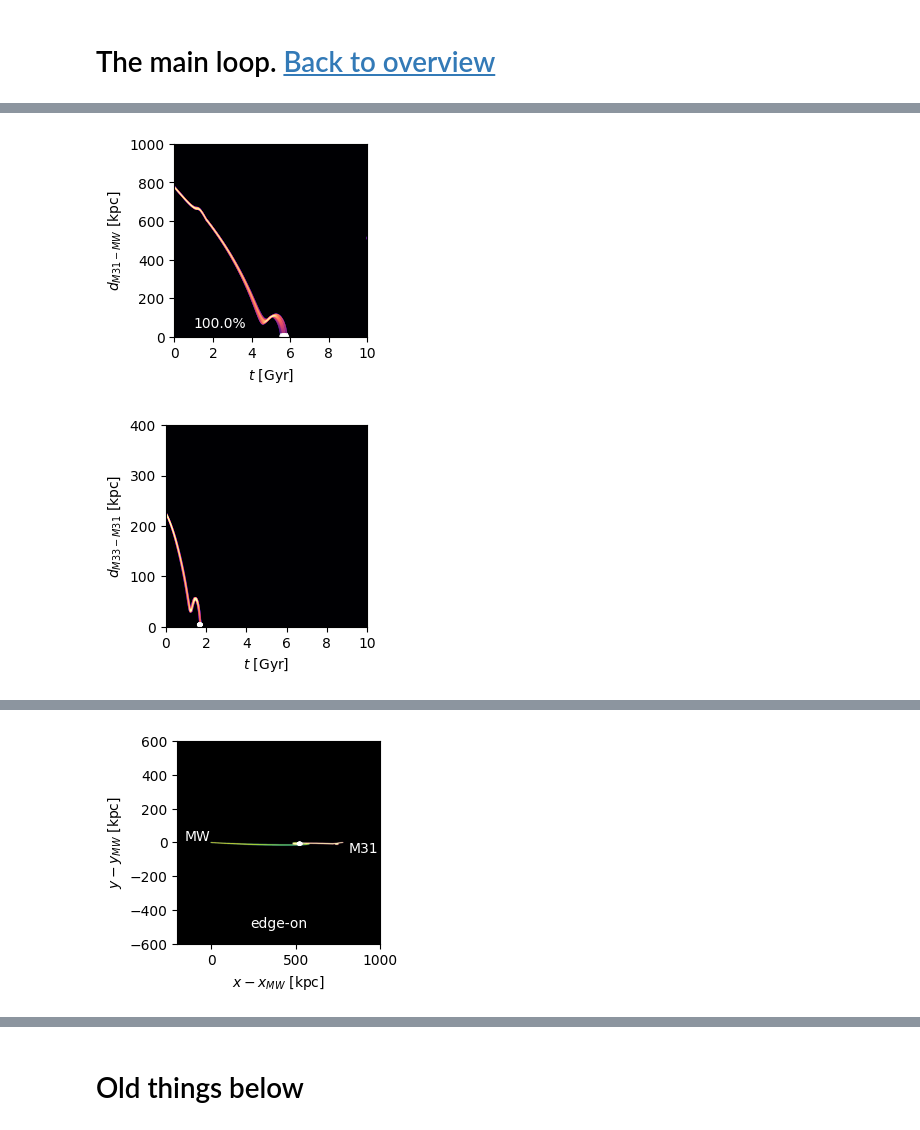
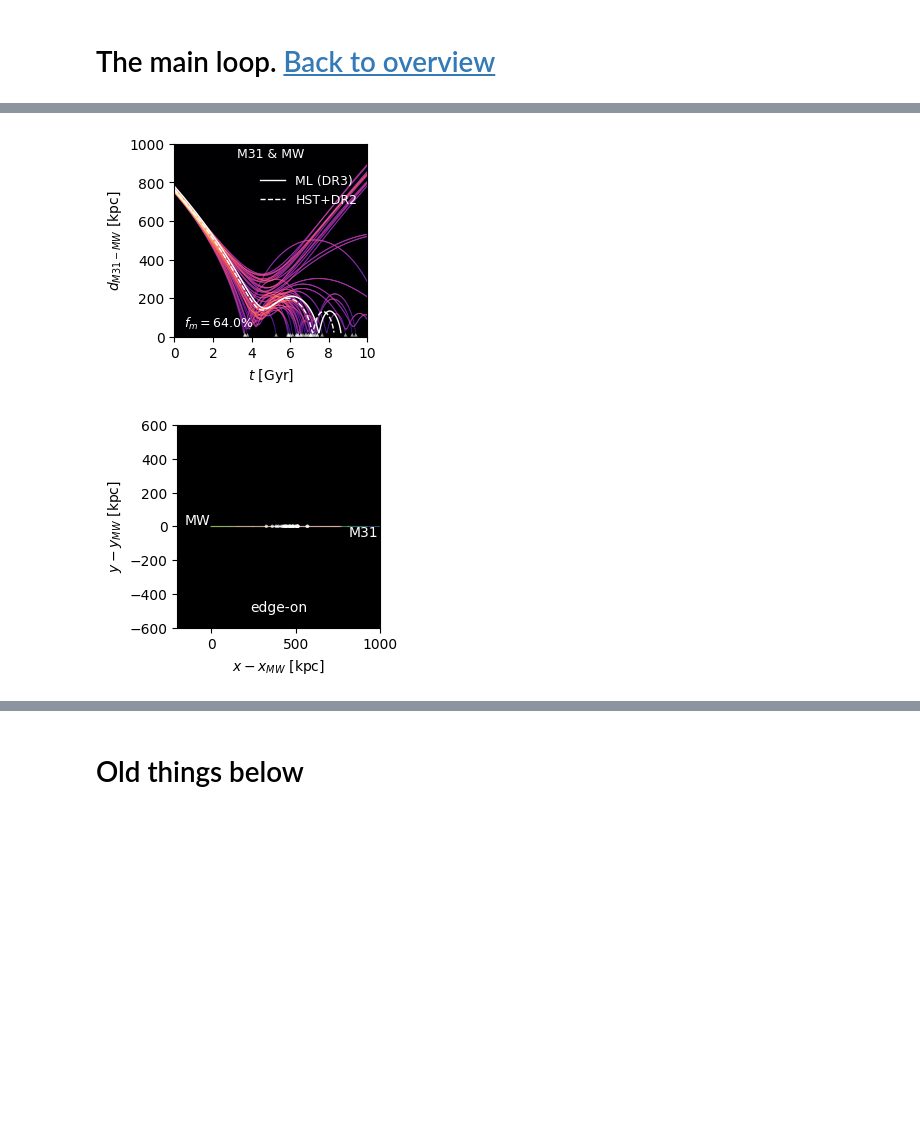
Before and after one commit to TillSawala/MW-M31, a Jupyter notebook: galaxies.ipynb, the cells around one changed output, grey strips where cells are left out. Saved outputs shown, nothing was run; the diff lists cells and outputs as text; code cells hidden in the pictures; blank space fills up the shorter version.

Commit message:
Add files via upload
Added 2d statistics, also updated M31 distance and galactocentric reference frame.

```diff
--- a/galaxies.ipynb
+++ b/galaxies.ipynb
@@ -1137,7 +1226,7 @@ def compute_and_save():
                     parameters = DefineParameters(variant, galaxies)
 
     # create the ICs
-                    ICs = CreateICs(galaxies, parameters, clip_sigma)
+                    ICs = CreateICs(galaxies, parameters, clip_sigma, N_s, suffix)
 
     # Integrate the orbit
                     orbits, vels, existence = IntegrateOrbits(ICs, dynamical_friction)
@@ -1195,15 +1297,27 @@ def read_orbit_data(galaxies, variant, dynamical_friction, clip_sigma, N_s):
 
 def read_summary_data(galaxies, variant, dynamical_friction, clip_sigma, N_s):
     """
-    Read the saved orbit data back
+    Read the saved summary data back
     """
 
     suffix = print_suffix(galaxies, variant, dynamical_friction, clip_sigma, N_s)
 
     print ("reading ", orbits_dir+'/summary_file'+suffix+'.npz')
-    data = np.load(orbits_dir+'/summary_file'+suffix+'.npz')
+    data = np.load(orbits_dir+'/summary_file'+suffix+'.npz', allow_pickle=True)
 
     return data
+
+def read_observables_data(galaxies, variant, dynamical_friction, clip_sigma, N_s):
+    """
+    Read the saved observables data back
+    """
+
+    suffix = print_suffix(galaxies, variant, dynamical_friction, clip_sigma, N_s)
+
+    print ("reading ", orbits_dir+'/observables_file'+suffix+'.npz')
+    data = np.load(orbits_dir+'/observables_file'+suffix+'.npz', allow_pickle=True)
+
+    return data
 # %%
 def image_boundaries(x_range, y_range):
     """
@@ -2273,10 +3666,37 @@ def plot_stas_mergerfraction():
 # The main loop. <a id='main_loop'></a> [Back to overview](#overview)
 # %%
 
+# color maps
+cmapMW = cm.viridis
+cmapMW.set_under('black')
+
+cmapM31 = cm.magma
+cmapM31.set_under('black')
+
+cmapLMC = cm.Greys_r
+cmapLMC.set_under('black')
+
+cmapalt = cm.Blues_r
+cmapalt.set_under('black')
+
+
+cmapMW_premerger = cm.Purples_r
+cmapMW_premerger.set_under('black')
+
+cmapMW_postmerger = cm.RdPu_r
+cmapMW_postmerger.set_under('black')
+
+
 # Calculate the orbits and save them to files.
-calculate_orbits = True
+calculate_orbits = False
 plot_figures = True
 plot_animations = False
+N_s = 50
+
+variants = ['new']
+galaxies_sets = [['M31','MW'],['M31', 'MW', 'M33'],['M31', 'MW', 'LMC'],['M31', 'MW', 'M33','LMC']]
+
+clip_sigmas = [1.5]
 
 if calculate_orbits:
     try:
@@ -2306,7 +3726,7 @@ if plot_figures:
 
                     suffix = print_suffix(galaxies, variant, dynamical_friction, clip_sigma, N_s)
 
-                    print ("galaxies", galaxies)
+ #                   print ("galaxies", galaxies)
                     orbit_data = read_orbit_data(galaxies, variant, dynamical_friction, clip_sigma, N_s)
                     summary_data = read_summary_data(galaxies, variant, dynamical_friction, clip_sigma, N_s)
 
@@ -2314,24 +3734,32 @@ if plot_figures:
                     vels = orbit_data['vels']
 
                     # plot the distance (Figure 1)
-                    plot_distances(galaxies, orbits, summary_data, suffix)
+          #          plot_distances(galaxies, orbits, summary_data, suffix)
 
-                    # plot the orbit of the Mw and M31 (Figure 1)
-                    plot_heatmap_MW_M31_edge_on(orbits, vels, summary_data, suffix)
+                    plot_distances_compare(galaxies, orbits, summary_data, suffix)
 
                     plot_heatmap_MW_M31(orbits, vels, summary_data, suffix)
-                    # plot the orbit of the Mw and M31 (Figure 1)
-                    plot_heatmap_MW_M31_face_on(orbits, vels, summary_data, suffix)
+       #             plot the orbit of the Mw and M31 (Figure 1)
 
-                    #
-                    plot_LMC_and_MW(galaxies, orbits, vels, summary_data, suffix)
+         #           plot_LMC_and_MW(galaxies, orbits, vels, summary_data, suffix)
 
-                    plot_M33_and_M31(galaxies, orbits, vels, summary_data, suffix)
+    #                plot_M33_and_M31(galaxies, orbits, vels, summary_data, suffix)
+
+                    orbit_data_alt = read_orbit_data(['M31','MW'], variant, dynamical_friction, clip_sigma, N_s)
+                    orbits_alt = orbit_data_alt['orbits']
+
+                    plot_M33_and_M31_compare(galaxies, orbits, vels, orbits_alt, summary_data, suffix)
+                    plot_LMC_and_MW_compare(galaxies, orbits, vels, orbits_alt, summary_data, suffix)
 
 
-# Plots that use multiple datasets
+# Plots that use multiple datasets - these need to be pre-computed
 
 #    plot_stas_mergerfraction()
+
+#    plot_stas_outcomes()
+
+#    plot_2d_outcomes()
+
 
 if plot_animations:
     try:
@@ -2377,2 +3841,2 @@ reading  orbits/summary_file_gx-M31-MW-LMC-M33_Ns-500_M_M33+1p5_sigma_DF-proport
-[figure, old version]
+[figure, new version]
-[figure, old version]
+[figure, new version]
@@ -2380 +3843,0 @@ reading  orbits/summary_file_gx-M31-MW-LMC-M33_Ns-500_M_M33+1p5_sigma_DF-proport
-[figure, removed]
```
Also changed, not shown: parts of 22 cells of this notebook.
